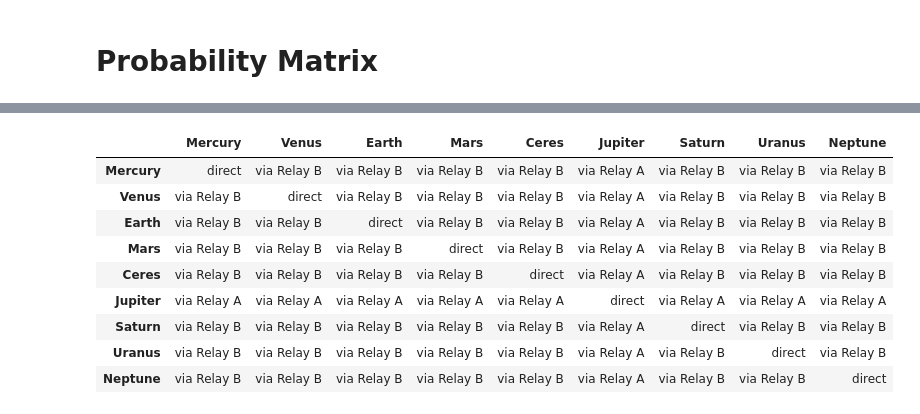
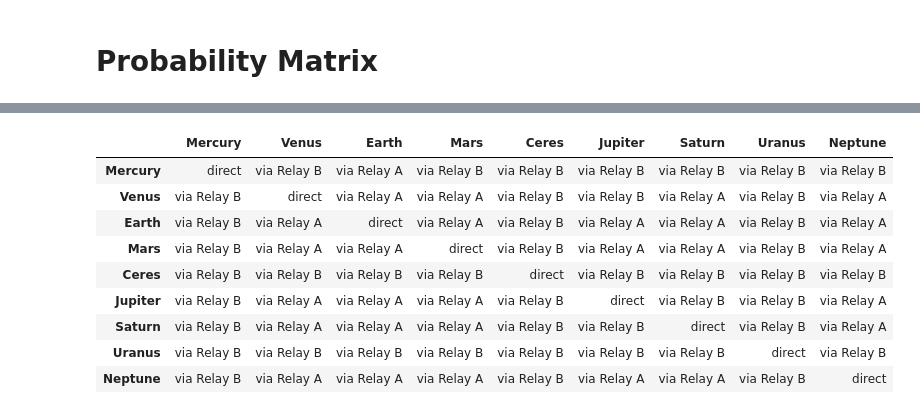
Before and after one commit to FloorMan/GatorQuantHacks, a Jupyter notebook: network/python/network_metrics.ipynb, the cells around one changed output, grey strips where cells are left out. Drawn from its saved outputs; the diff is of its cells as text; code cells hidden in the pictures.

```diff
--- a/network/python/network_metrics.ipynb
+++ b/network/python/network_metrics.ipynb
@@ -75,8 +121,10 @@ import numpy as np
 import matplotlib.pyplot as plt
 
 nodes = create_nodes()
+ANALYSIS_PERIOD_YEARS = 200
+analysis_period_days = ANALYSIS_PERIOD_YEARS * 365.25
 sample_count = 4096
-times_days = np.linspace(0.0, RELAY_PERIOD, sample_count, endpoint=False)
+times_days = np.linspace(0.0, analysis_period_days, sample_count, endpoint=False)
 planet_positions = np.asarray([
     [nodes[planet].position(t_days) for planet in SETTLEMENTS]
     for t_days in times_days
@@ -104,7 +152,7 @@ ax.bar_label(bars, fmt="%.2f", padding=3, fontsize=9)
 ax.invert_yaxis()
 ax.set_xlabel("Average minimum distance (AU)", fontsize=11)
 ax.set_title(
-    f"Average Minimum Distance to Either Relay over {RELAY_PERIOD:.1f} Days",
+    f"Average Minimum Distance to Either Relay over {ANALYSIS_PERIOD_YEARS} Years",
     fontsize=16,
     weight="bold",
     pad=15,
@@ -144,7 +192,7 @@ ax.set_xticks(planet_positions_on_axis)
 ax.set_xticklabels(SETTLEMENTS)
 ax.set_ylabel("Distance from planet to relay (AU)", fontsize=11)
 ax.set_title(
-    f"Planet-to-Relay Distance over {RELAY_PERIOD:.1f} Days",
+    f"Planet-to-Relay Distance over {ANALYSIS_PERIOD_YEARS} Years",
     fontsize=16,
     weight="bold",
     pad=15,
@@ -316,44 +364,13 @@ clearing_house target_node  minimum_squared_distance_au2
 # %% [markdown]
 # Probability Matrix
 # %%
-from network_graph import BACKBONE_LOSS, DIRECT_LOSS
-
 RELAY_ATTEMPTS = 2
 
-planet_to_planet_distance = np.linalg.norm(
-    planet_positions[:, :, np.newaxis, :] - planet_positions[:, np.newaxis, :, :],
-    axis=-1,
+probability_matrices = compute_route_probability_matrices(
+    nodes[SETTLEMENTS[0]].system,
+    times_days,
+    relay_attempts=RELAY_ATTEMPTS,
 )
-
-# Direct service uses the direct-link loss coefficient.
-direct_probability_matrix = np.exp(-DIRECT_LOSS * planet_to_planet_distance).mean(axis=0)
-
-# Each relay route has two backbone hops: planet -> relay -> clearing house.
-# Two retries succeed unless both route attempts fail: 1 - P(L)^2.
-relay_probability_matrices = {}
-for relay_index, relay_name in enumerate(RELAYS):
-    source_to_relay = distance_by_relay[:, :, relay_index]
-    relay_to_clearing_house = distance_by_relay[:, :, relay_index][:, np.newaxis, :]
-    route_distance = source_to_relay[:, :, np.newaxis] + relay_to_clearing_house
-    route_loss_probability = 1 - np.exp(-BACKBONE_LOSS * route_distance)
-    route_probability = 1 - route_loss_probability ** RELAY_ATTEMPTS
-    relay_probability_matrices[relay_name] = route_probability.mean(axis=0)
-
-probability_matrices = {
-    "direct": pd.DataFrame(
-        direct_probability_matrix,
-        index=SETTLEMENTS,
-        columns=SETTLEMENTS,
-    ),
-    **{
-        f"via {relay_name}": pd.DataFrame(
-            matrix,
-            index=SETTLEMENTS,
-            columns=SETTLEMENTS,
-        )
-        for relay_name, matrix in relay_probability_matrices.items()
-    },
-}
 
 route_names = list(probability_matrices)
 route_arrays = np.stack([
@@ -373,7 +390,7 @@ selected_route_matrix = pd.DataFrame(
 )
 
 for route_name, matrix in probability_matrices.items():
-    print(f"\\nAverage route success probability: {route_name}")
+    print(f"\\nAverage route success probability with blockage checks: {route_name}")
     print(matrix.to_string(float_format="{:.4f}".format))
 
 print("\\nHighest-probability route for each source and clearing-house pair:")
@@ -400,13 +417,13 @@ Neptune   0.7693 0.7693 0.7691 0.7701 0.7789   0.7497  0.7047  0.6071   1.0000
 |  | Mercury | Venus | Earth | Mars | Ceres | Jupiter | Saturn | Uranus | Neptune |
-| Mercury | direct | via Relay B | via Relay B | via Relay B | via Relay B | via Relay A | via Relay B | via Relay B | via Relay B |
-| Venus | via Relay B | direct | via Relay B | via Relay B | via Relay B | via Relay A | via Relay B | via Relay B | via Relay B |
-| Earth | via Relay B | via Relay B | direct | via Relay B | via Relay B | via Relay A | via Relay B | via Relay B | via Relay B |
-| Mars | via Relay B | via Relay B | via Relay B | direct | via Relay B | via Relay A | via Relay B | via Relay B | via Relay B |
-| Ceres | via Relay B | via Relay B | via Relay B | via Relay B | direct | via Relay A | via Relay B | via Relay B | via Relay B |
-| Jupiter | via Relay A | via Relay A | via Relay A | via Relay A | via Relay A | direct | via Relay A | via Relay A | via Relay A |
-| Saturn | via Relay B | via Relay B | via Relay B | via Relay B | via Relay B | via Relay A | direct | via Relay B | via Relay B |
-| Uranus | via Relay B | via Relay B | via Relay B | via Relay B | via Relay B | via Relay A | via Relay B | direct | via Relay B |
-| Neptune | via Relay B | via Relay B | via Relay B | via Relay B | via Relay B | via Relay A | via Relay B | via Relay B | direct |
+| Mercury | direct | via Relay B | via Relay A | via Relay B | via Relay B | via Relay B | via Relay B | via Relay B | via Relay B |
+| Venus | via Relay B | direct | via Relay A | via Relay A | via Relay B | via Relay B | via Relay A | via Relay B | via Relay A |
+| Earth | via Relay B | via Relay A | direct | via Relay A | via Relay B | via Relay A | via Relay A | via Relay B | via Relay A |
+| Mars | via Relay B | via Relay A | via Relay A | direct | via Relay B | via Relay A | via Relay A | via Relay B | via Relay A |
+| Ceres | via Relay B | via Relay B | via Relay B | via Relay B | direct | via Relay B | via Relay B | via Relay B | via Relay B |
+| Jupiter | via Relay B | via Relay A | via Relay A | via Relay A | via Relay B | direct | via Relay B | via Relay B | via Relay A |
+| Saturn | via Relay B | via Relay A | via Relay A | via Relay A | via Relay B | via Relay B | direct | via Relay B | via Relay A |
+| Uranus | via Relay B | via Relay B | via Relay B | via Relay B | via Relay B | via Relay B | via Relay B | direct | via Relay B |
+| Neptune | via Relay B | via Relay A | via Relay A | via Relay A | via Relay B | via Relay A | via Relay A | via Relay B | direct |
 # %%
 route_names = list(probability_matrices)
 route_arrays = np.stack([
```
Also changed, not shown: parts of 7 cells of this notebook.
